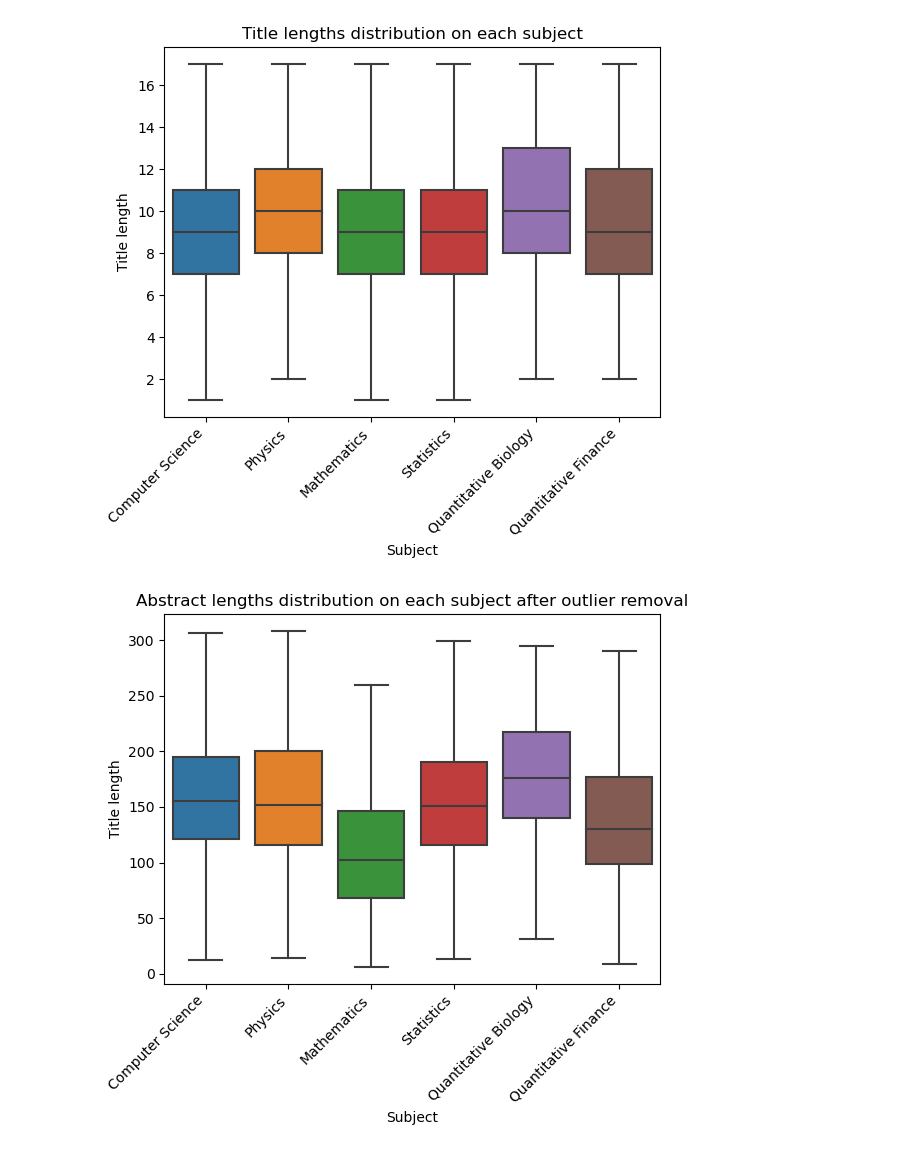
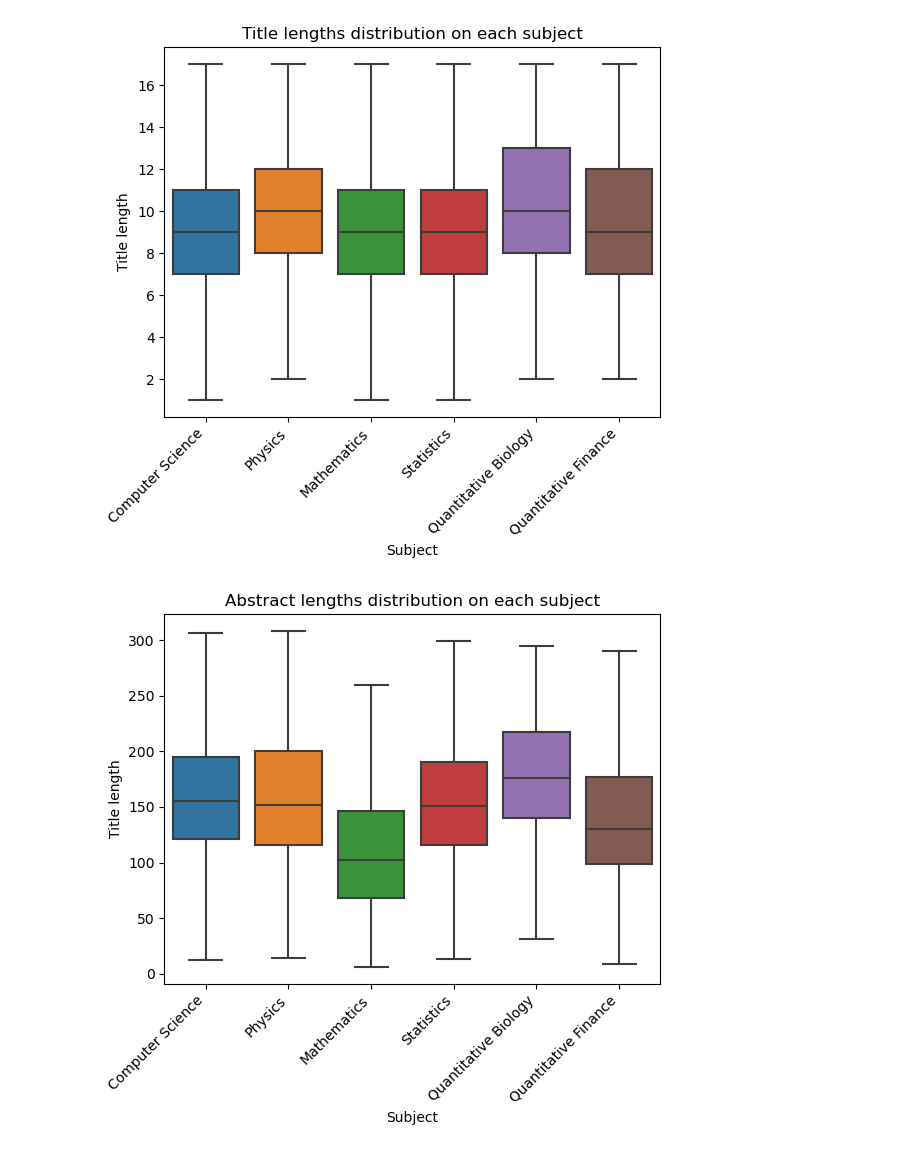
Before and after one commit to hctran1987/NLP-on-Research-Articles, a Jupyter notebook: Notebooks/Data Wrangling and EDA Work.ipynb, the cells around one changed output. Saved outputs shown, nothing was run; the diff lists cells and outputs as text; code cells hidden in the pictures.

```diff
--- a/Notebooks/Data Wrangling and EDA Work.ipynb
+++ b/Notebooks/Data Wrangling and EDA Work.ipynb
@@ -573,14 +573,14 @@ plt.show()
 # %%
 sns.boxplot(data = [df_CS['length_of_abstract'], df_P['length_of_abstract'], df_M['length_of_abstract'],
                    df_S['length_of_abstract'], df_QB['length_of_abstract'], df_QF['length_of_abstract']], orient="v")
 plt.xlabel('Subject')
 plt.ylabel('Title length')
 labels = ['Computer Science', 'Physics', 'Mathematics', 'Statistics', 'Quantitative Biology',
                     'Quantitative Finance']
-plt.title('Abstract lengths distribution on each subject after outlier removal')
+plt.title('Abstract lengths distribution on each subject')
 plt.xticks([0, 1, 2, 3, 4, 5], labels, rotation=45, ha='right')
 plt.show()
 # %% [output]
-[figure, old version]
+[figure, new version]
 # %%
 df.to_csv('Cleaned_Data.csv')
```
Also changed, not shown: parts of 2 cells of this notebook.
